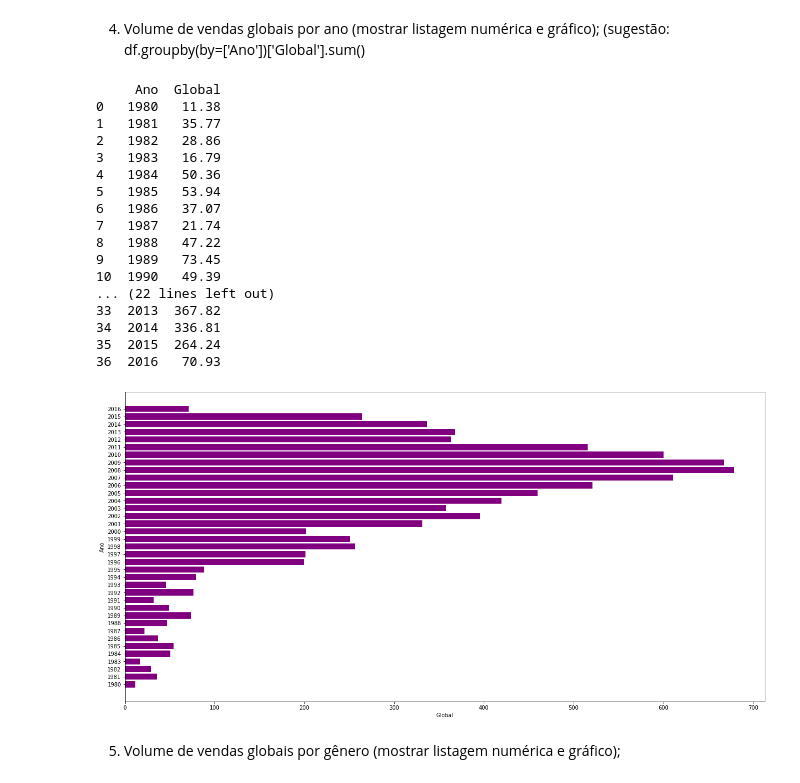
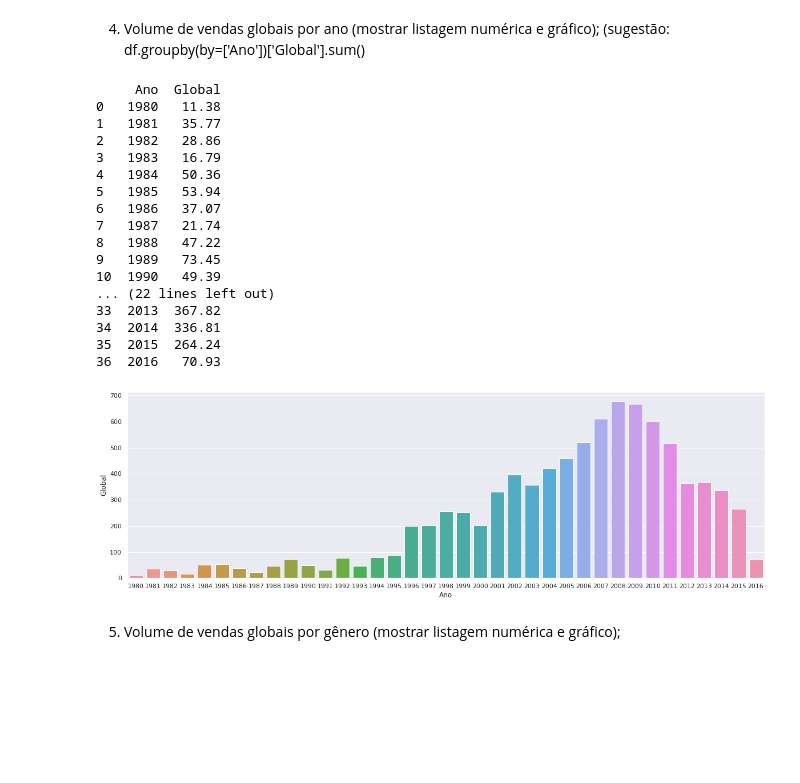
Before and after one commit to nicholascfp/DSBD, a Jupyter notebook: Notebooks/Tarefa_3_6_Nícholas.ipynb, the cells around one changed output. Drawn from its saved outputs; the diff is of its cells as text; code cells hidden in the pictures; blank space fills up the shorter version.

```diff
--- a/Notebooks/Tarefa_3_6_Nícholas.ipynb
+++ b/Notebooks/Tarefa_3_6_Nícholas.ipynb
@@ -193,39 +193,31 @@ dtype: int64
 [interactive output not drawn]
 # %% [markdown]
 4. Volume de vendas globais por ano (mostrar listagem numérica e gráfico); (sugestão: df.groupby(by=['Ano'])['Global'].sum()
-# %%
-volume_year = df.groupby(by = ['Ano'], as_index = False)['Global'].sum()
-print(volume_year)
-plt.barh(volume_year['Ano'], volume_year['Global'], color='purple')
-plt.subplots_adjust(left   = 1.50,
-                    bottom = 3.00,
-                    right  = 4.25,
-                    top    = 5.00,
-                    wspace = 0.25,
-                    hspace = 2.00)
-
-plt.yticks(range(volume_year['Ano'].min(), volume_year['Ano'].max() + 1))
-plt.xlabel('Global')
-plt.ylabel('Ano')
-plt.show()
-# %% [output]
-     Ano  Global
-0   1980   11.38
-1   1981   35.77
-2   1982   28.86
-3   1983   16.79
-4   1984   50.36
-5   1985   53.94
-6   1986   37.07
-7   1987   21.74
-8   1988   47.22
-9   1989   73.45
-10  1990   49.39
-... (22 lines left out)
-33  2013  367.82
-34  2014  336.81
-35  2015  264.24
-36  2016   70.93
-[figure, removed]
+# %%
+volume_year = df.groupby(by = ['Ano'], as_index = False)['Global'].sum()
+print(volume_year)
+
+sbn.set(rc={'figure.figsize':(20,6)})
+ax = sbn.barplot(x = 'Ano', y = 'Global', ci = False, orient = 'v', data = volume_year)
+plt.show()
+# %% [output]
+     Ano  Global
+0   1980   11.38
+1   1981   35.77
+2   1982   28.86
+3   1983   16.79
+4   1984   50.36
+5   1985   53.94
+6   1986   37.07
+7   1987   21.74
+8   1988   47.22
+9   1989   73.45
+10  1990   49.39
+... (22 lines left out)
+33  2013  367.82
+34  2014  336.81
+35  2015  264.24
+36  2016   70.93
+[figure, added]
 # %% [markdown]
 5. Volume de vendas globais por gênero (mostrar listagem numérica e gráfico);
```
Also changed, not shown: parts of 5 cells of this notebook.
